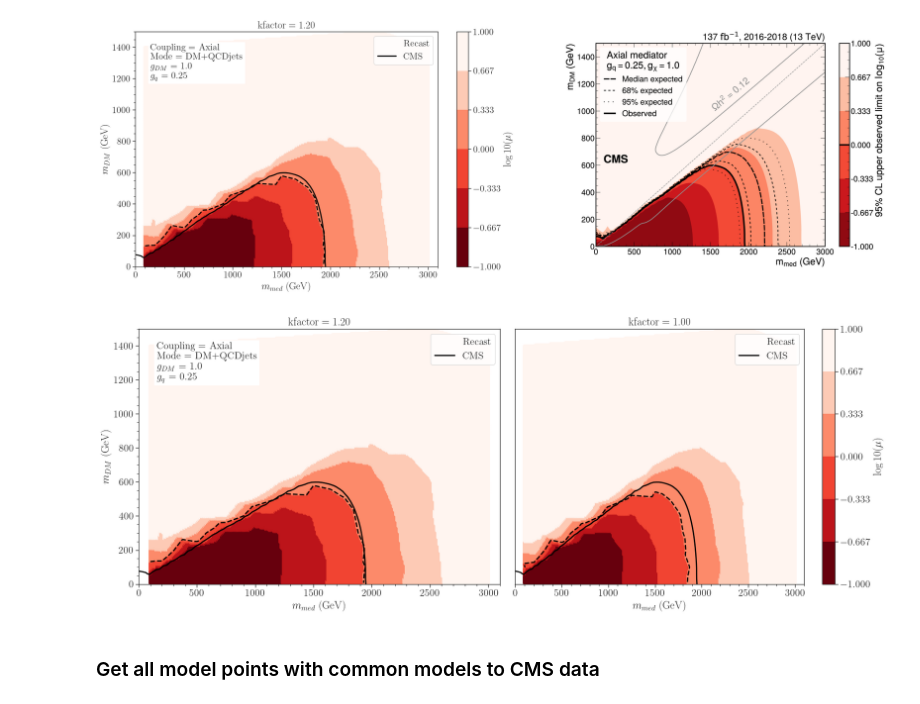
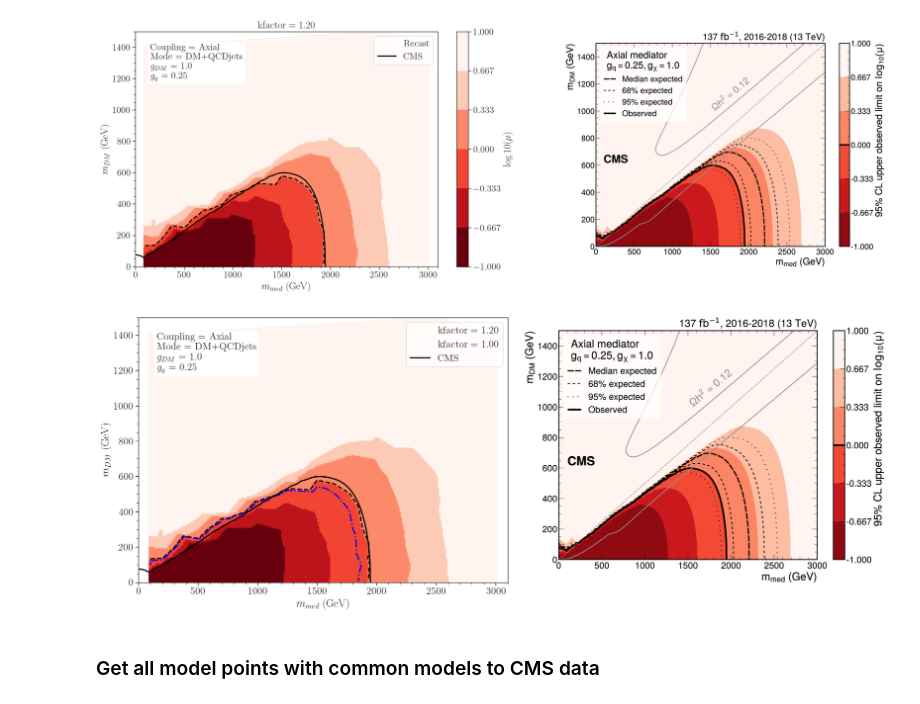
Before and after one commit to andlessa/MonoXSMS, a Jupyter notebook: notebooks/plotValidation-Axial.ipynb, the cells around one changed output. Drawn from its saved outputs; the diff is of its cells as text; code cells hidden in the pictures.

Commit message:
added exclusion curve

```diff
--- a/notebooks/plotValidation-Axial.ipynb
+++ b/notebooks/plotValidation-Axial.ipynb
@@ -145,51 +145,40 @@ lmuPtsAlt = lmuPtsAlt[~np.isnan(lmuPtsAlt)]
 # %%
 fig,ax = plt.subplots(figsize=(18,7),ncols=2,nrows=1)
 
 
 p = ax[0].scatter(x=pts[:,0],y=pts[:,1],vmin=-1.0,vmax=1.0,
             c=lmuPts,cmap=plt.cm.get_cmap('Reds_r', 6))
 # cbar = plt.colorbar(p,label=r'$\log10(\mu)$',ax=ax[0])
 # cbar.set_ticks([-1.0,-0.6666,-0.3333,0.0,0.33333,0.66666,1.0])
 cs = ax[0].tricontour(pts[:,0],pts[:,1],lmuPts,levels=[0.0],
                linewidths=2,linestyles='--',colors='black')
-cs.collections[0].set_label('Recast')
+cs2 = ax[0].tricontour(pts[:,0],pts[:,1],lmuPtsAlt,levels=[0.0],
+               linewidths=2,linestyles='dashdot',colors='blue')
+cs.collections[0].set_label('kfactor = %1.2f' %kfactor)
+
+cs2.collections[0].set_label('kfactor = %1.2f' %kalt)
 
 ax[0].plot(cmsCurve['m_med_GeV'],cmsCurve['m_chi_GeV'],label='CMS',linewidth=2,color='black')
 ax[0].legend(loc='upper right')
 ax[0].set_xlabel(r'$m_{med}$ (GeV)')
 ax[0].set_ylabel(r'$m_{DM}$ (GeV)')
 ax[0].set_ylim(0,1500)
 ax[0].set_xlim(0,3100)
 ax[0].minorticks_on()
 ax[0].text(0.05,0.8,textstr,fontsize=16,bbox=dict(facecolor='white'),
          transform = ax[0].transAxes)
-ax[0].set_title('kfactor = %1.2f' %kfactor)
+# ax[0].set_title('kfactor = %1.2f' %kfactor)
 
-p1 = ax[1].scatter(x=pts[:,0],y=pts[:,1],vmin=-1.0,vmax=1.0,
-            c=lmuPtsAlt,cmap=plt.cm.get_cmap('Reds_r', 6))
-cbar = plt.colorbar(p,label=r'$\log10(\mu)$',ax=ax[1])
-cbar.set_ticks([-1.0,-0.6666,-0.3333,0.0,0.33333,0.66666,1.0])
-cs = ax[1].tricontour(pts[:,0],pts[:,1],lmuPtsAlt,levels=[0.0],
-               linewidths=2,linestyles='--',colors='black')
-cs.collections[0].set_label('Recast')
-
-ax[1].plot(cmsCurve['m_med_GeV'],cmsCurve['m_chi_GeV'],label='CMS',linewidth=2,color='black')
-ax[1].legend(loc='upper right')
-ax[1].set_xlabel(r'$m_{med}$ (GeV)')
-# ax[1].set_ylabel(r'$m_{DM}$ (GeV)')
-ax[1].set_ylim(0,1500)
-ax[1].set_xlim(0,3100)
-ax[1].set_yticks([])
-ax[1].minorticks_on()
-ax[1].set_title('kfactor = %1.2f' %kalt)
-
+cmsPlot = plt.imread('../AuxInfo/CMS-EXO-20-004-data/CMS-EXO-20-004_Figure_007-a.png')
+ax[1].imshow(cmsPlot)
+ax[1].axis('off')
 
 
 plt.tight_layout()
 plt.savefig('cms-exo-20-004-axial-comp.png')
 plt.show()
 # %% [output]
-[figure, old version]
+[figure, new version]
 # %% [markdown]
 ### Get all model points with common models to CMS data
 # %%
```
Also changed, not shown: 3 other files.
